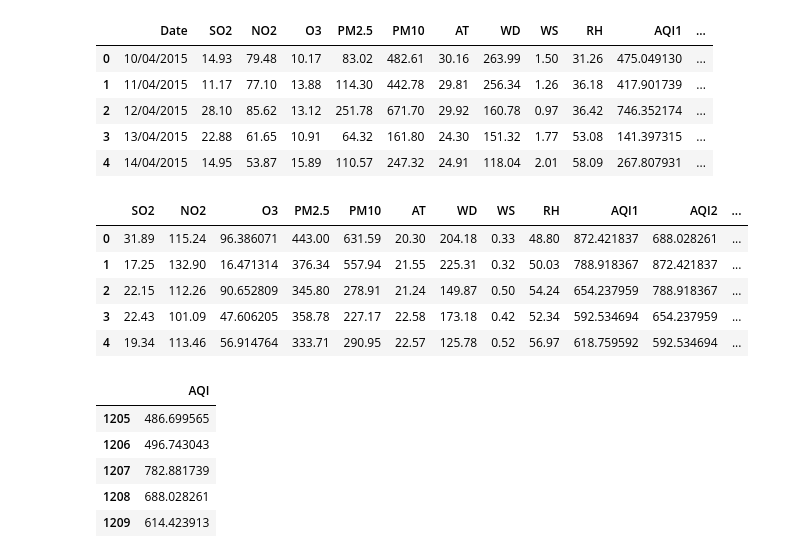
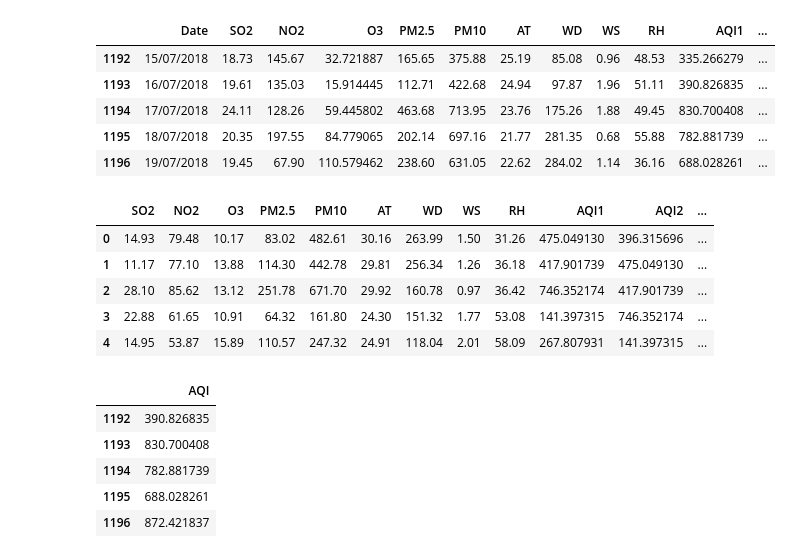
Before and after one commit to shivam-kapila/Keras_Configuration, a Jupyter notebook: Prediction_New/Prediction.ipynb, the cells around one changed output. Saved outputs shown, nothing was run; the diff lists cells and outputs as text; code cells hidden in the pictures.

```diff
--- a/Prediction_New/Prediction.ipynb
+++ b/Prediction_New/Prediction.ipynb
@@ -1,34 +1,31 @@
 # %%
 import pandas as pd
 #read in data using pandas
-train_df = pd.read_csv("AQI.csv",encoding='cp1252')
-test_df = pd.read_csv("AQI_Test.csv",encoding='cp1252')
+train_df = pd.read_csv("AQI_Delhi.csv",encoding='cp1252')
+test_df = pd.read_csv("AQI_Delhi_Test.csv",encoding='cp1252')
 #check data has been read in properly
-train_df.head()
+train_df.tail()
 # %% [output]
 |  | Date | SO2 | NO2 | O3 | PM2.5 | PM10 | AT | WD | WS | RH | AQI1 | ... |
-| 0 | 10/04/2015 | 14.93 | 79.48 | 10.17 | 83.02 | 482.61 | 30.16 | 263.99 | 1.50 | 31.26 | 475.049130 | ... |
-| 1 | 11/04/2015 | 11.17 | 77.10 | 13.88 | 114.30 | 442.78 | 29.81 | 256.34 | 1.26 | 36.18 | 417.901739 | ... |
-| 2 | 12/04/2015 | 28.10 | 85.62 | 13.12 | 251.78 | 671.70 | 29.92 | 160.78 | 0.97 | 36.42 | 746.352174 | ... |
-| 3 | 13/04/2015 | 22.88 | 61.65 | 10.91 | 64.32 | 161.80 | 24.30 | 151.32 | 1.77 | 53.08 | 141.397315 | ... |
-| 4 | 14/04/2015 | 14.95 | 53.87 | 15.89 | 110.57 | 247.32 | 24.91 | 118.04 | 2.01 | 58.09 | 267.807931 | ... |
+| 1192 | 15/07/2018 | 18.73 | 145.67 | 32.721887 | 165.65 | 375.88 | 25.19 | 85.08 | 0.96 | 48.53 | 335.266279 | ... |
+| 1193 | 16/07/2018 | 19.61 | 135.03 | 15.914445 | 112.71 | 422.68 | 24.94 | 97.87 | 1.96 | 51.11 | 390.826835 | ... |
+| 1194 | 17/07/2018 | 24.11 | 128.26 | 59.445802 | 463.68 | 713.95 | 23.76 | 175.26 | 1.88 | 49.45 | 830.700408 | ... |
+| 1195 | 18/07/2018 | 20.35 | 197.55 | 84.779065 | 202.14 | 697.16 | 21.77 | 281.35 | 0.68 | 55.88 | 782.881739 | ... |
+| 1196 | 19/07/2018 | 19.45 | 67.90 | 110.579462 | 238.60 | 631.05 | 22.62 | 284.02 | 1.14 | 36.16 | 688.028261 | ... |
 # %%
 #create a dataframe with all training data except the target column
-train_X = train_df.drop(columns=['AQI'])
-train_X = train_df.drop(columns=['Date'])
-test_X = test_df.drop(columns=['AQI'])
-test_X = test_df.drop(columns=['Date'])
+train_X = train_df.drop(columns=['AQI','Date'])
+test_X = test_df.drop(columns=['AQI','Date'])
 
 #check that the target variable has been removed
 train_X.head()
-test_X.head()
 # %% [output]
 |  | SO2 | NO2 | O3 | PM2.5 | PM10 | AT | WD | WS | RH | AQI1 | AQI2 | ... |
-| 0 | 31.89 | 115.24 | 96.386071 | 443.00 | 631.59 | 20.30 | 204.18 | 0.33 | 48.80 | 872.421837 | 688.028261 | ... |
-| 1 | 17.25 | 132.90 | 16.471314 | 376.34 | 557.94 | 21.55 | 225.31 | 0.32 | 50.03 | 788.918367 | 872.421837 | ... |
-| 2 | 22.15 | 112.26 | 90.652809 | 345.80 | 278.91 | 21.24 | 149.87 | 0.50 | 54.24 | 654.237959 | 788.918367 | ... |
-| 3 | 22.43 | 101.09 | 47.606205 | 358.78 | 227.17 | 22.58 | 173.18 | 0.42 | 52.34 | 592.534694 | 654.237959 | ... |
-| 4 | 19.34 | 113.46 | 56.914764 | 333.71 | 290.95 | 22.57 | 125.78 | 0.52 | 56.97 | 618.759592 | 592.534694 | ... |
+| 0 | 14.93 | 79.48 | 10.17 | 83.02 | 482.61 | 30.16 | 263.99 | 1.50 | 31.26 | 475.049130 | 396.315696 | ... |
+| 1 | 11.17 | 77.10 | 13.88 | 114.30 | 442.78 | 29.81 | 256.34 | 1.26 | 36.18 | 417.901739 | 475.049130 | ... |
+| 2 | 28.10 | 85.62 | 13.12 | 251.78 | 671.70 | 29.92 | 160.78 | 0.97 | 36.42 | 746.352174 | 417.901739 | ... |
+| 3 | 22.88 | 61.65 | 10.91 | 64.32 | 161.80 | 24.30 | 151.32 | 1.77 | 53.08 | 141.397315 | 746.352174 | ... |
+| 4 | 14.95 | 53.87 | 15.89 | 110.57 | 247.32 | 24.91 | 118.04 | 2.01 | 58.09 | 267.807931 | 141.397315 | ... |
 # %%
 #create a dataframe with only the target column
 train_y = train_df[['AQI']]
@@ -41,11 +38,11 @@ date = test_df[['Date']]
 train_y.tail()
 # %% [output]
 |  | AQI |
-| 1205 | 486.699565 |
-| 1206 | 496.743043 |
-| 1207 | 782.881739 |
-| 1208 | 688.028261 |
-| 1209 | 614.423913 |
+| 1192 | 390.826835 |
+| 1193 | 830.700408 |
+| 1194 | 782.881739 |
+| 1195 | 688.028261 |
+| 1196 | 872.421837 |
 # %%
 from keras.models import Sequential
 from keras.layers import Dense
```
Also changed, not shown: parts of 8 cells of this notebook, 2 other files.
